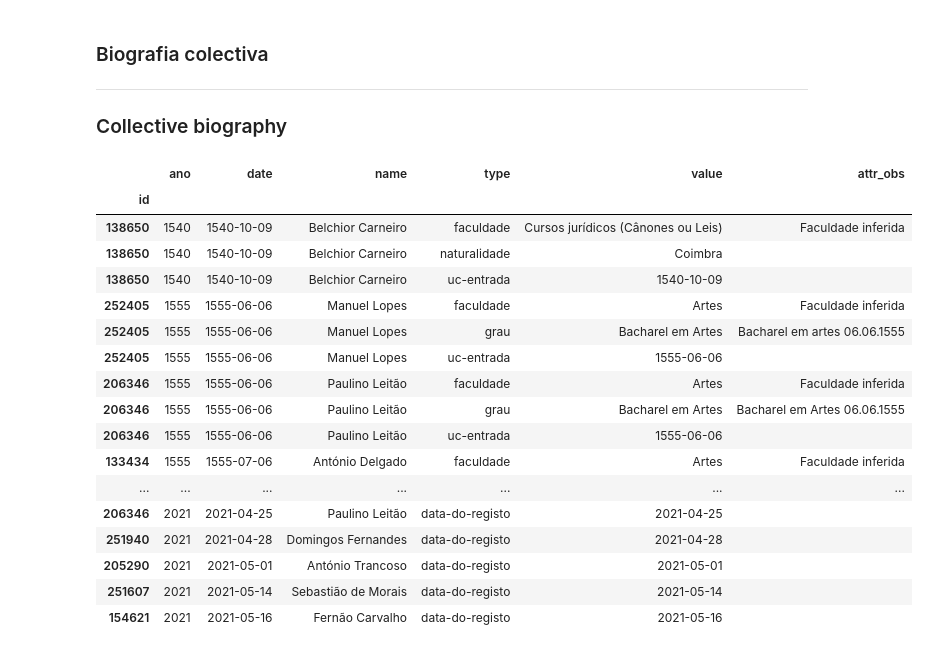
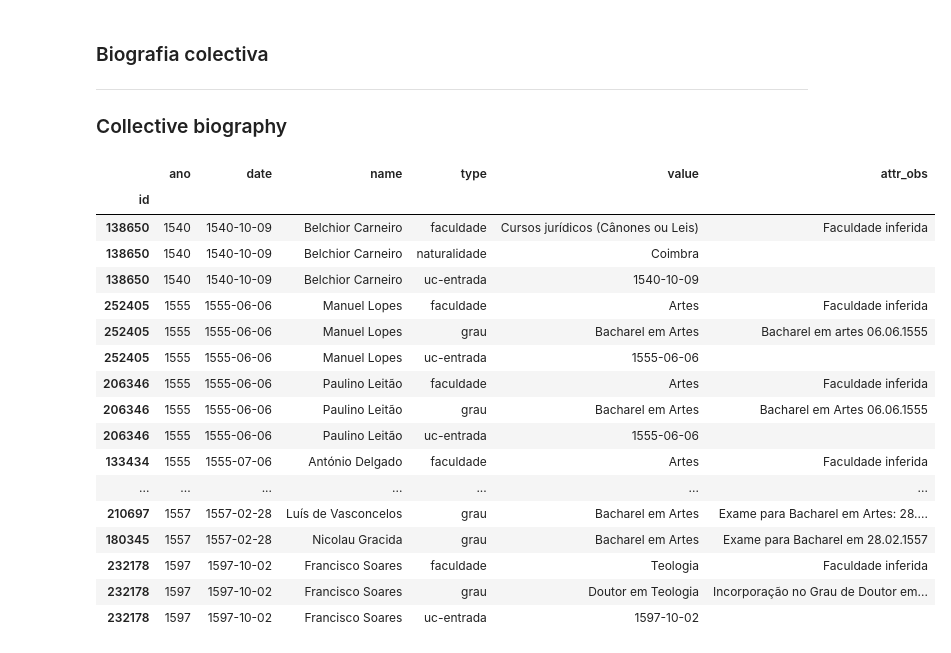
Before and after one commit to joaquimrcarvalho/fauc1537-1919, a Jupyter notebook: notebooks/023-jesuits.ipynb, the cells around one changed output. Saved outputs shown, nothing was run; the diff lists cells and outputs as text; code cells hidden in the pictures.

```diff
--- a/notebooks/023-jesuits.ipynb
+++ b/notebooks/023-jesuits.ipynb
@@ -36,6 +36,7 @@ cjhs = attribute_to_df(
                     the_type='colegio',
                     the_value='Colégio de Jesus',
                     person_info=True,
+                    dates_in=('1500','1950'),
                     more_cols=['naturalidade','faculdade','uc-entrada','grau'])
 cjhs.info()
 # %% [output]
@@ -86,6 +87,7 @@ cjesus = attribute_to_df(
                     the_value='Companhia de Jesus',
                     person_info=True,
                     more_cols=['naturalidade','faculdade','uc-entrada','grau'],
+                    dates_in=('1500','1950'),
                     sql_echo=False)
 cjesus.info()
 # %% [output]
@@ -142,7 +144,12 @@ jesuits = set(cjhs.index.values).union(cjesus.index.values)
 # get extra Jesuits not indetified as such
 
 more = [
-    138650,  # Belchior [ou Melchior] Carneiro Bispo, votos 1543, bispo de Niceia, governador do bispado de Macau
+    '138650',  # Belchior [ou Melchior] Carneiro Bispo, votos 1543, bispo de Niceia, governador do bispado de Macau
+    '232178',  # Francisco Suarez
+    '141304',  # Miguel Acciaioly
+    '134282',  # António José de Figueiredo
+    '152879',  # Estevão Dias
+
 ]
 
 jesuits = list(jesuits) + more
@@ -155,29 +162,29 @@ jesuits = list(jesuits) + more
 # %%
 from timelinknb.pandas import group_attributes
 pd.set_option('display.max_rows',250)
 
-exclude = ['uc-entrada.ano','uc-saida.ano','nota-processamento','código-de-referência','grau.ano','faculdade.ano']
+exclude = ['uc-entrada.ano','uc-saida.ano','nota-processamento','código-de-referência','grau.ano','faculdade.ano','data-do-registo']
 include = ['uc-entrada','grau','faculdade','naturalidade','data-do-registo']
 jesuits_df = group_attributes(jesuits,person_info=True, include_attributes=include,exclude_attributes=exclude)
 jesuits_df['ano']=jesuits_df.date.str[0:4]
 lista = jesuits_df[['ano','date','name','type','value','attr_obs']].sort_values(['date','name'])
 lista.fillna("")
 # %% [output]
 |  | ano | date | name | type | value | attr_obs |
 | id |  |  |  |  |  |  |
 | 138650 | 1540 | 1540-10-09 | Belchior Carneiro | faculdade | Cursos jurídicos (Cânones ou Leis) | Faculdade inferida |
 | 138650 | 1540 | 1540-10-09 | Belchior Carneiro | naturalidade | Coimbra |  |
 | 138650 | 1540 | 1540-10-09 | Belchior Carneiro | uc-entrada | 1540-10-09 |  |
 | 252405 | 1555 | 1555-06-06 | Manuel Lopes | faculdade | Artes | Faculdade inferida |
 | 252405 | 1555 | 1555-06-06 | Manuel Lopes | grau | Bacharel em Artes | Bacharel em artes 06.06.1555 |
 | 252405 | 1555 | 1555-06-06 | Manuel Lopes | uc-entrada | 1555-06-06 |  |
 | 206346 | 1555 | 1555-06-06 | Paulino Leitão | faculdade | Artes | Faculdade inferida |
 | 206346 | 1555 | 1555-06-06 | Paulino Leitão | grau | Bacharel em Artes | Bacharel em Artes 06.06.1555 |
 | 206346 | 1555 | 1555-06-06 | Paulino Leitão | uc-entrada | 1555-06-06 |  |
 | 133434 | 1555 | 1555-07-06 | António Delgado | faculdade | Artes | Faculdade inferida |
 | ... | ... | ... | ... | ... | ... | ... |
-| 206346 | 2021 | 2021-04-25 | Paulino Leitão | data-do-registo | 2021-04-25 |  |
-| 251940 | 2021 | 2021-04-28 | Domingos Fernandes | data-do-registo | 2021-04-28 |  |
-| 205290 | 2021 | 2021-05-01 | António Trancoso | data-do-registo | 2021-05-01 |  |
-| 251607 | 2021 | 2021-05-14 | Sebastião de Morais | data-do-registo | 2021-05-14 |  |
-| 154621 | 2021 | 2021-05-16 | Fernão Carvalho | data-do-registo | 2021-05-16 |  |
+| 210697 | 1557 | 1557-02-28 | Luís de Vasconcelos | grau | Bacharel em Artes | Exame para Bacharel em Artes: 28.... |
+| 180345 | 1557 | 1557-02-28 | Nicolau Gracida | grau | Bacharel em Artes | Exame para Bacharel em 28.02.1557 |
+| 232178 | 1597 | 1597-10-02 | Francisco Soares | faculdade | Teologia | Faculdade inferida |
+| 232178 | 1597 | 1597-10-02 | Francisco Soares | grau | Doutor em Teologia | Incorporação no Grau de Doutor em... |
+| 232178 | 1597 | 1597-10-02 | Francisco Soares | uc-entrada | 1597-10-02 |  |
```
Also changed, not shown: parts of 1 cell of this notebook.
